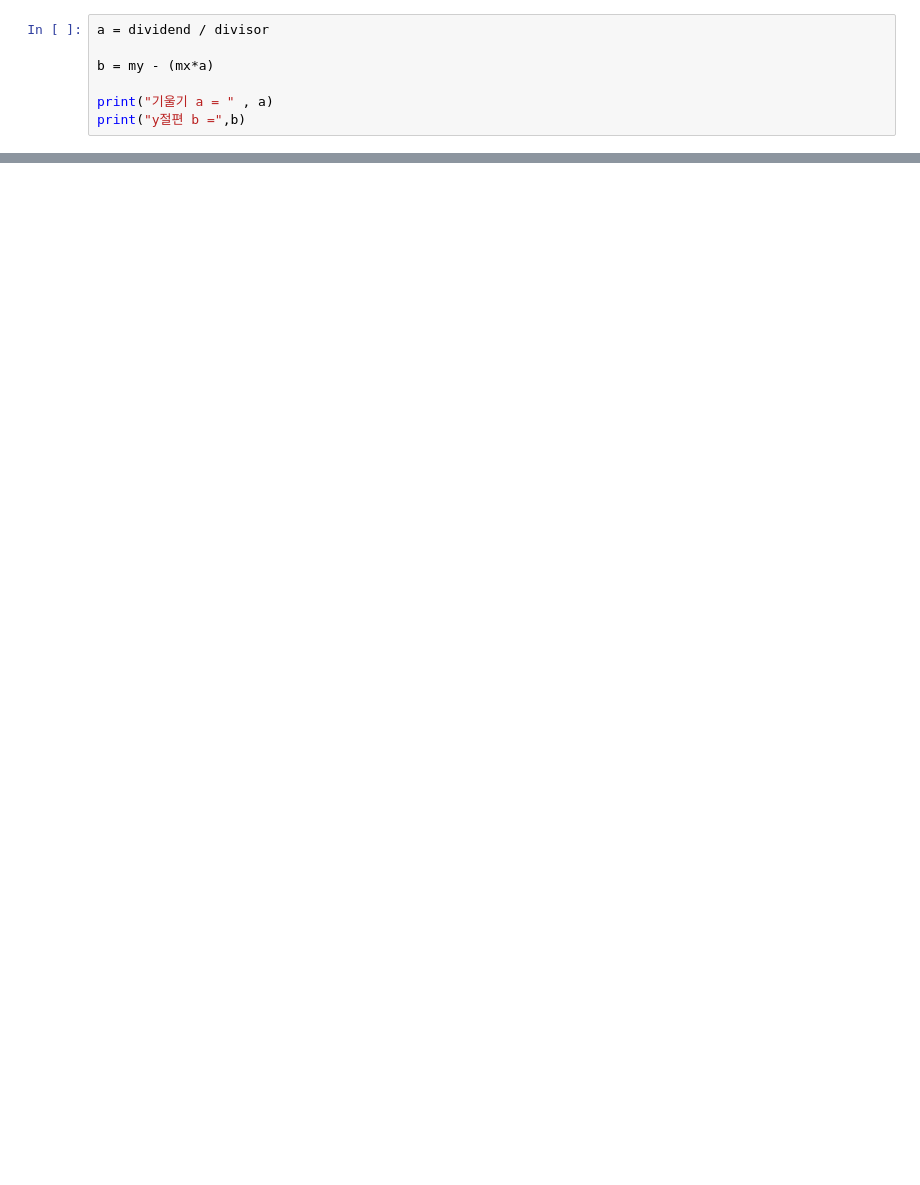
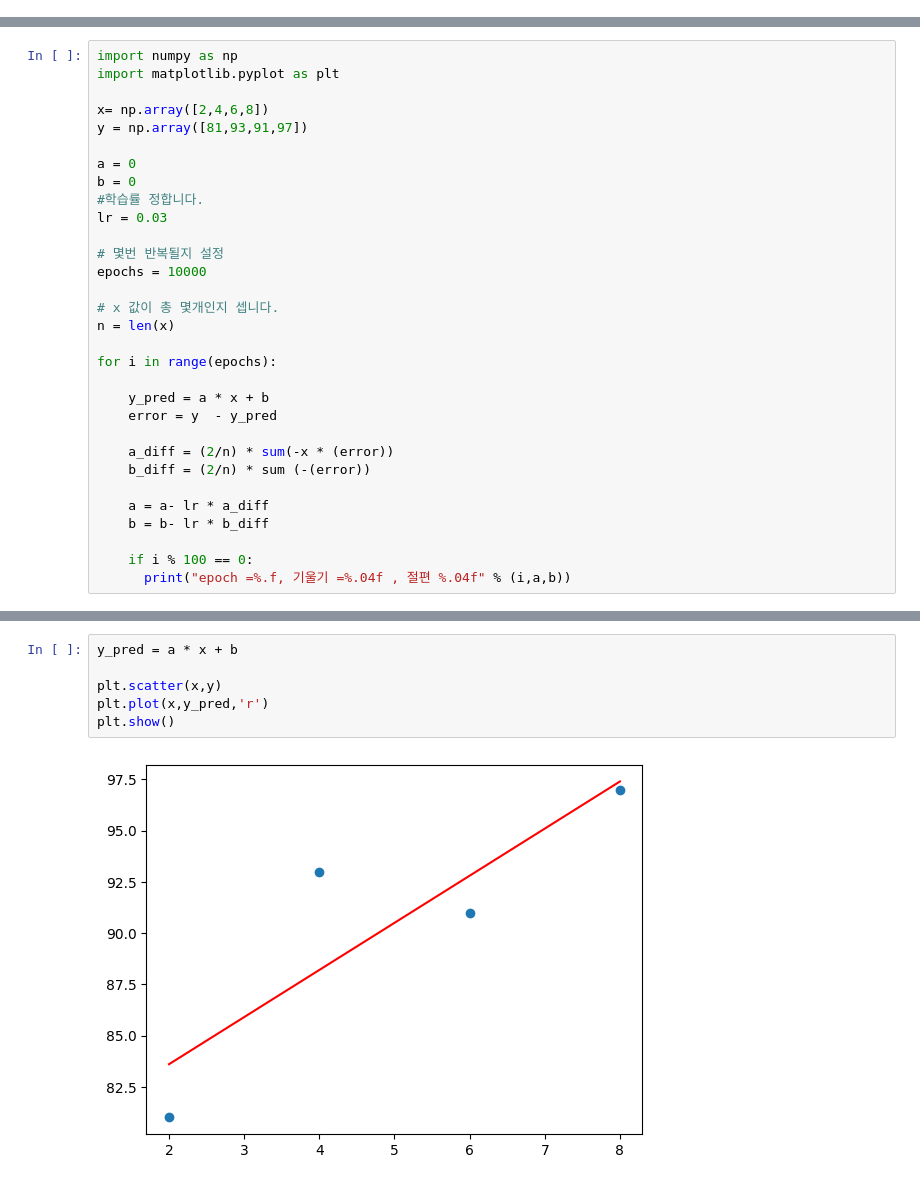
Before and after one commit to baebsae3123/2025-OSS, a Jupyter notebook: Colab_시작하기.ipynb, the cells around one changed output, grey strips where cells are left out. Saved outputs shown, nothing was run; the diff lists cells and outputs as text; blank space fills up the shorter version.

```diff
--- a/Colab_시작하기.ipynb
+++ b/Colab_시작하기.ipynb
@@ -226,7 +2,0 @@ print("분자:",dividend)
-# %%
-a = dividend / divisor
-
-b = my - (mx*a)
-
-print("기울기 a = " , a)
-print("y절편 b =",b)
@@ -279,0 +91,31 @@ WARNING:matplotlib.font_manager:findfont: Font family 'Malgun Gothic' not found.
+# %%
+import numpy as np
+import matplotlib.pyplot as plt
+
+x= np.array([2,4,6,8])
+y = np.array([81,93,91,97])
+
+a = 0
+b = 0
+#학습률 정합니다.
+lr = 0.03
+
+# 몇번 반복될지 설정
+epochs = 10000
+
+# x 값이 총 몇개인지 셉니다.
+n = len(x)
+
+for i in range(epochs):
+
+    y_pred = a * x + b
+    error = y  - y_pred
+
+    a_diff = (2/n) * sum(-x * (error))
+    b_diff = (2/n) * sum (-(error))
+
+    a = a- lr * a_diff
+    b = b- lr * b_diff
+
+    if i % 100 == 0:
+      print("epoch =%.f, 기울기 =%.04f , 절편 %.04f" % (i,a,b))
@@ -279,0 +140,8 @@ WARNING:matplotlib.font_manager:findfont: Font family 'Malgun Gothic' not found.
+# %%
+y_pred = a * x + b
+
+plt.scatter(x,y)
+plt.plot(x,y_pred,'r')
+plt.show()
+# %% [output]
+[figure, added]
```
Also changed, not shown: parts of 28 cells of this notebook.
